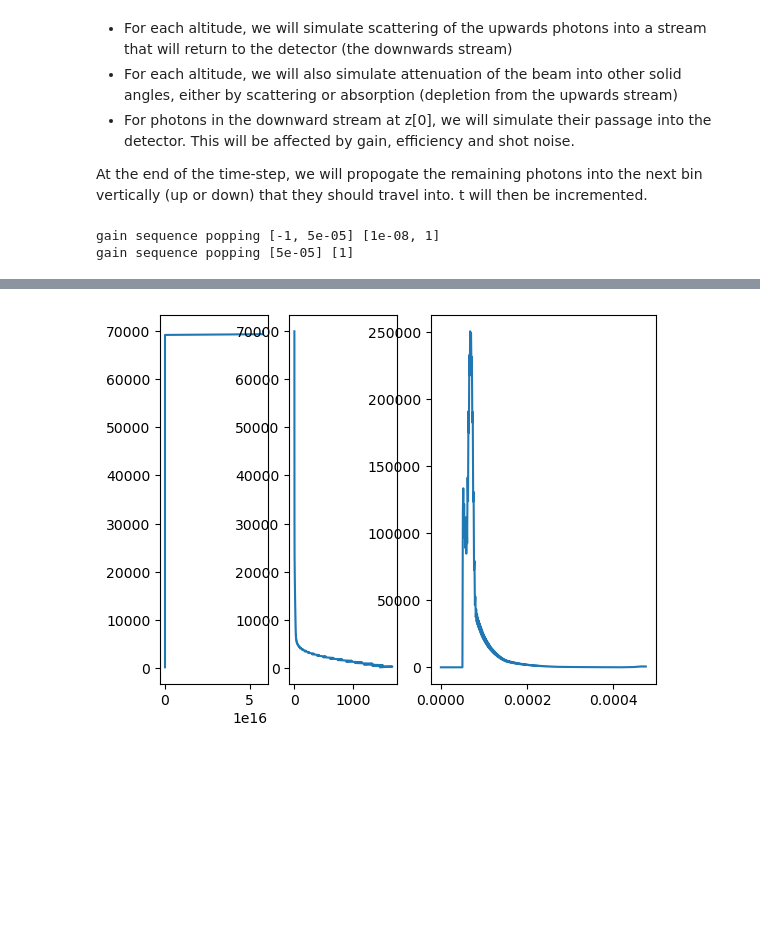
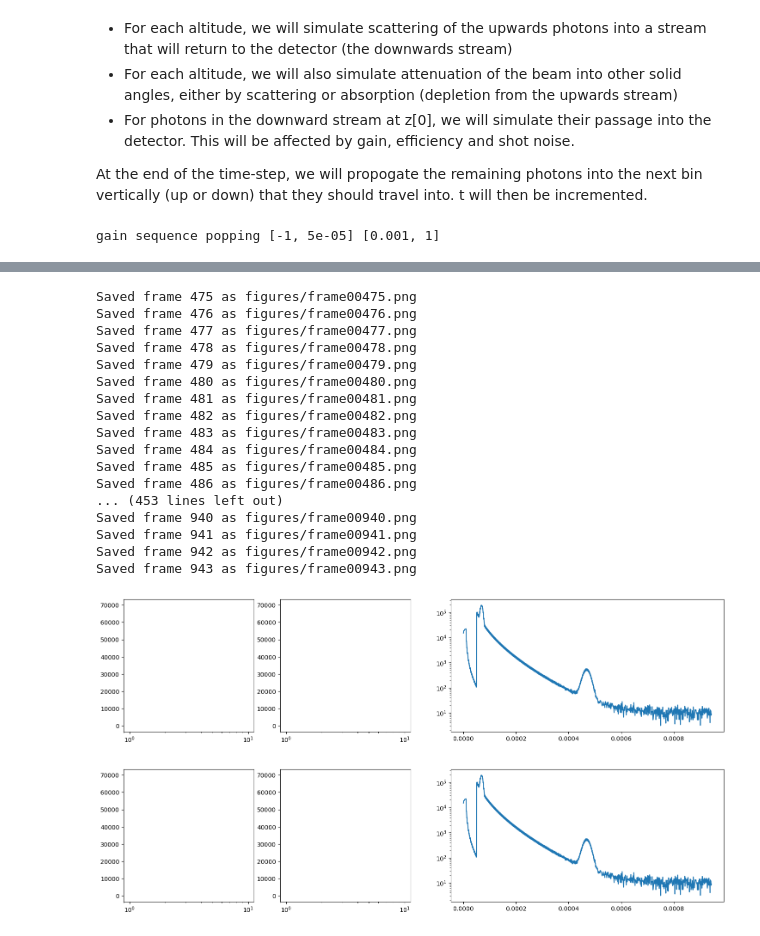
Before and after one commit to DAndrewA/Chu_LIDAR_lectures, a Jupyter notebook: firstSimulation.ipynb, the cells around one changed output, grey strips where cells are left out. Cells and saved outputs as stored; diff of their text form; code cells hidden in the pictures; blank space fills up the shorter version.

Commit message:
Allowed for animation of simulation

```diff
--- a/firstSimulation.ipynb
+++ b/firstSimulation.ipynb
@@ -40,13 +40,14 @@ dt = 1e-6 # (s) the time step for the simulation. #### FOR NOW, will use this as
 hmax = 70e3 # (m) maximum height we want to consider.
 dr = c*dt / 2 # (m) the spatial resolution to be achieved by the time-step (NOT the spatial resolution of the instrument)
 
-tmax = 2*hmax/c + PULSE_duration # (s) the maximum time we will have to run the simulation until
+tmax = 2*2*hmax/c + PULSE_duration # (s) the maximum time we will have to run the simulation until
 
 z = np.arange(dr,hmax,dr)
 time = np.arange(0,tmax,dt)
 # %%
 # setting up the atmospheric parameters. This will include the T,p,rho profiles, as well as the absorber profiles
-T,p,rho = profiles.US_standard_atmosphere_1976(z)
+#T,p,rho = profiles.US_standard_atmosphere_1976(z)
+T,p,rho = profiles.Isothermal_hydrostatic(z)
 
 m_bar = 28.964 * 1.66e-27 # (kg) the average mass of the air particles in our grey gas   #28.964 g/mol
 n_z = rho / m_bar
@@ -92,7 +93,7 @@ DETECTOR_efficiency = 0.33
 
 DETECTOR_backgroundMean = 10 # mean background detector rate for a poisson distributed noise
 
-DETECTOR_GainSequence = [1e-8,1] # values for the detector gain that can be switched
+DETECTOR_GainSequence = [1e-3,1] # values for the detector gain that can be switched
 DETECTOR_GainTimings = [-1,50e-6] # the timings for when the detector gain switches. The initial timing should be <=0 to set the initial gain parameter to anything other than 1
 # %%
 # plotting the profiles we've generated to make sure that they seem reasonable:
@@ -130,26 +131,36 @@ The simulation will be broken into the time steps given by dt. For each given dt
 
 At the end of the time-step, we will propogate the remaining photons into the next bin vertically (up or down) that they should travel into. t will then be incremented.
 # %%
-#%matplotlib notebook
+plotVerbose = False # flag for plotting a sequence of figures once the simulation is complete.
+animateSimulation = False # flag for saving frames of the simulation to turn into an animation.
+
+# ALL the setup pertaining to plotVerbose
 figUpdates = 0
-plotVerbose = False
-fig = plt.figure()
-
 if plotVerbose:
     figUpdates = 10
-    updateItter = list(np.linspace(0,tmax,num=figUpdates+1,endpoint=False))[1:]
+    updateItter = list(np.linspace(0,tmax,num=2*figUpdates+1,endpoint=False))[1:figUpdates+1]
     updateItterI = list(range(figUpdates))
 
-
+    fig = plt.figure(figsize=(18,4*(figUpdates+1)))
 
     plt.ion()
     fig.show()
     fig.canvas.draw()
+else:
+    fig = plt.figure(figsize=(18,4))
 
-if plotVerbose:
-    plt.ion()
-    fig.show()
-    fig.canvas.draw()
+# ALL the setup pertaining to animateSimulation
+if animateSimulation:
+    frameSkip = 1#10 # [int > 0] the amount of frames to be skipped when saving frames.
+    totalFrames = np.floor(time.shape[0]/frameSkip)+1
+    dp = len(str(totalFrames)) - 1
+    saveFolder = 'figures/'
+    filenameFormat = 'frame{}.png'
+    frame = 0
+    figAnim = plt.figure(figsize=(18,4))
+    ax_animup = figAnim.add_subplot(1,4,1)
+    ax_animdown = figAnim.add_subplot(1,4,2)
+    ax_animsignal = figAnim.add_subplot(1,2,2)
 
 
 N_up = np.zeros(z.shape) # upwards propogating photons
@@ -197,7 +208,7 @@ for i,t in enumerate(time): # for each time step...
     N_down[-1] = 0
 
     # now, if plotting verbose is true, update the plots
-    if plotVerbose and t > updateItter[0]:
+    if plotVerbose and updateItter and t > updateItter[0]:
         updateItter.pop(0)
         row = updateItterI.pop(0)
         ax_up = fig.add_subplot(figUpdates+1,4,row*4+1) # for showing the upwards propogating signal
@@ -214,6 +225,22 @@ for i,t in enumerate(time): # for each time step...
 
         fig.canvas.draw()
 
+    if animateSimulation and not i%frameSkip:
+        frameStr = str(frame).zfill(dp) # get the frame number with sufficient leading zeros.
+        ax_animup.clear()
+        ax_animdown.clear()
+        ax_animsignal.clear()
+        ax_animup.plot(N_up,z)
+        ax_animup.set_xscale('log')
+        ax_animdown.plot(N_down,z)
+        ax_animdown.set_xscale('log')
+        ax_animsignal.plot(time,S)
+        ax_animsignal.set_yscale('log')
+        figAnim.savefig(saveFolder + filenameFormat.format(frameStr))
+        print('Saved frame {} as {}'.format(frame,saveFolder + filenameFormat.format(frameStr)))
+        frame += 1
+
+
 
 # once everything is done, draw out the final stuff on ax_detector
 ax_up = fig.add_subplot(figUpdates+1,4,figUpdates*4+1) # for showing the upwards propogating signal
@@ -230,5 +257,4 @@ ax_detector.set_yscale('log')
 
 plt.show()
 # %% [output]
-gain sequence popping [-1, 5e-05] [1e-08, 1]
-gain sequence popping [5e-05] [1]
+gain sequence popping [-1, 5e-05] [0.001, 1]
@@ -235 +278,19 @@ gain sequence popping [5e-05] [1]
+Saved frame 475 as figures/frame00475.png
+Saved frame 476 as figures/frame00476.png
+Saved frame 477 as figures/frame00477.png
+Saved frame 478 as figures/frame00478.png
+Saved frame 479 as figures/frame00479.png
+Saved frame 480 as figures/frame00480.png
+Saved frame 481 as figures/frame00481.png
+Saved frame 482 as figures/frame00482.png
+Saved frame 483 as figures/frame00483.png
+Saved frame 484 as figures/frame00484.png
+Saved frame 485 as figures/frame00485.png
+Saved frame 486 as figures/frame00486.png
+... (453 lines left out)
+Saved frame 940 as figures/frame00940.png
+Saved frame 941 as figures/frame00941.png
+Saved frame 942 as figures/frame00942.png
+Saved frame 943 as figures/frame00943.png
-[figure, old version]
+[figure, new version]
+[figure, added]
```
Also changed, not shown: parts of 2 cells of this notebook, 2 other files.
